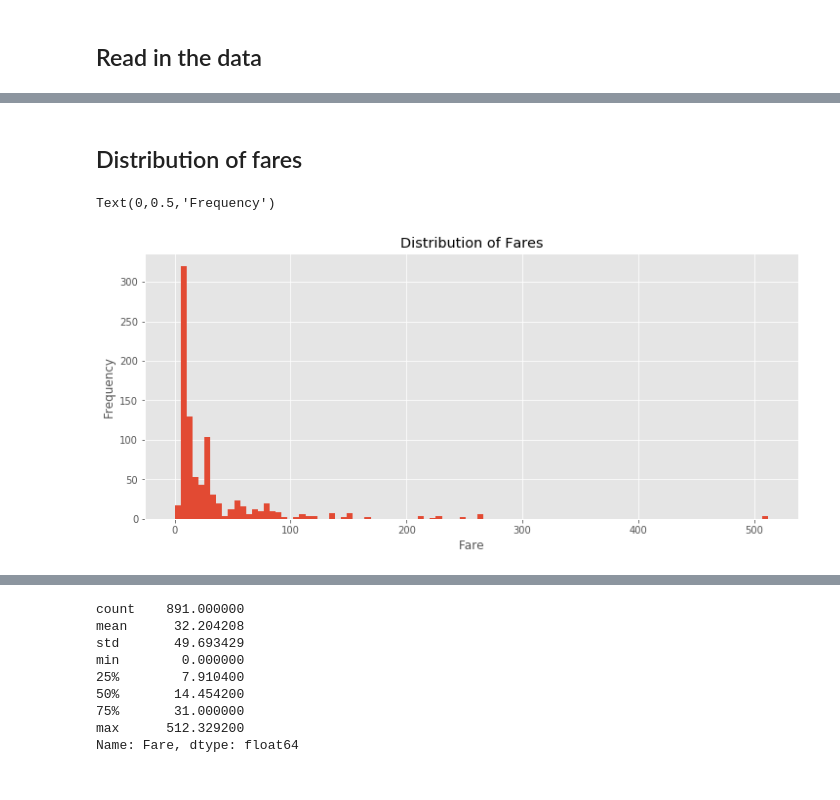
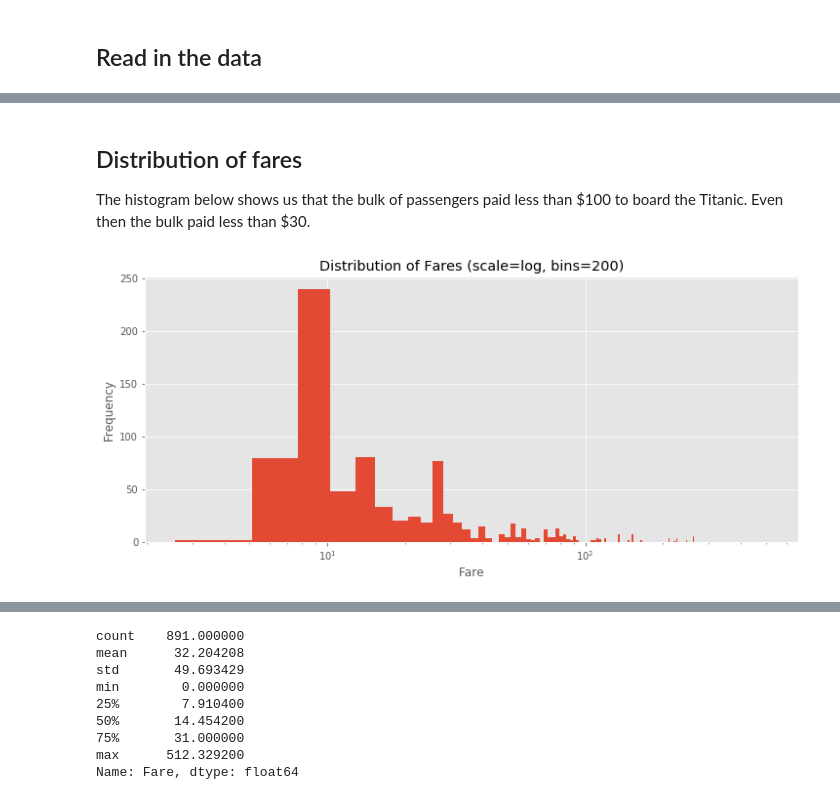
Before and after one commit to mehemken/kaggle, a Jupyter notebook: titanic/titanic_competition.ipynb, the cells around one changed output, grey strips where cells are left out. Cells and saved outputs as stored; diff of their text form; code cells hidden in the pictures.

```diff
--- a/titanic/titanic_competition.ipynb
+++ b/titanic/titanic_competition.ipynb
@@ -18,14 +18,18 @@ df.head(2)
 |  | PassengerId | Survived | Pclass | Name | Sex | Age | SibSp | Parch | Ticket | Fare | ... |
 | 0 | 1 | 0 | 3 | Braund, Mr. Owen Harris | male | 22.0 | 1 | 0 | A/5 21171 | 7.2500 | ... |
 | 1 | 2 | 1 | 1 | Cumings, Mrs. John Bradley (Flore... | female | 38.0 | 1 | 0 | PC 17599 | 71.2833 | ... |
-# %% [markdown]
-## Distribution of fares
+# %% [markdown]
+## Distribution of fares
+
+The histogram below shows us that the bulk of passengers paid less than \$100 to board the Titanic. Even then the bulk paid less than $30.
 # %%
+b = 200  # bins
+
 fig, ax = plt.subplots(figsize=(12,5))
-df['Fare'].hist(bins=100, ax=ax)
-ax.set_title('Distribution of Fares')
+df['Fare'].hist(bins=b, ax=ax)
+ax.set_title(f'Distribution of Fares (scale=log, bins={b})')
 ax.set_xlabel('Fare')
 ax.set_ylabel('Frequency')
+ax.set_xscale('log')
 # %% [output]
-Text(0,0.5,'Frequency')
-[figure, old version]
+[figure, new version]
```
Also changed, not shown: parts of 12 cells of this notebook.
